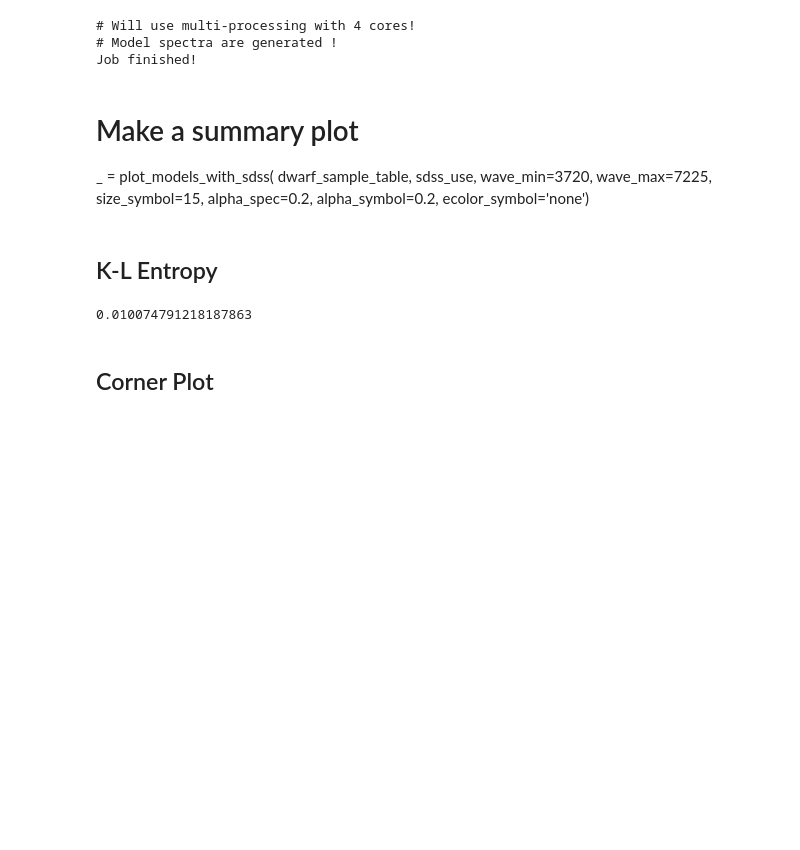
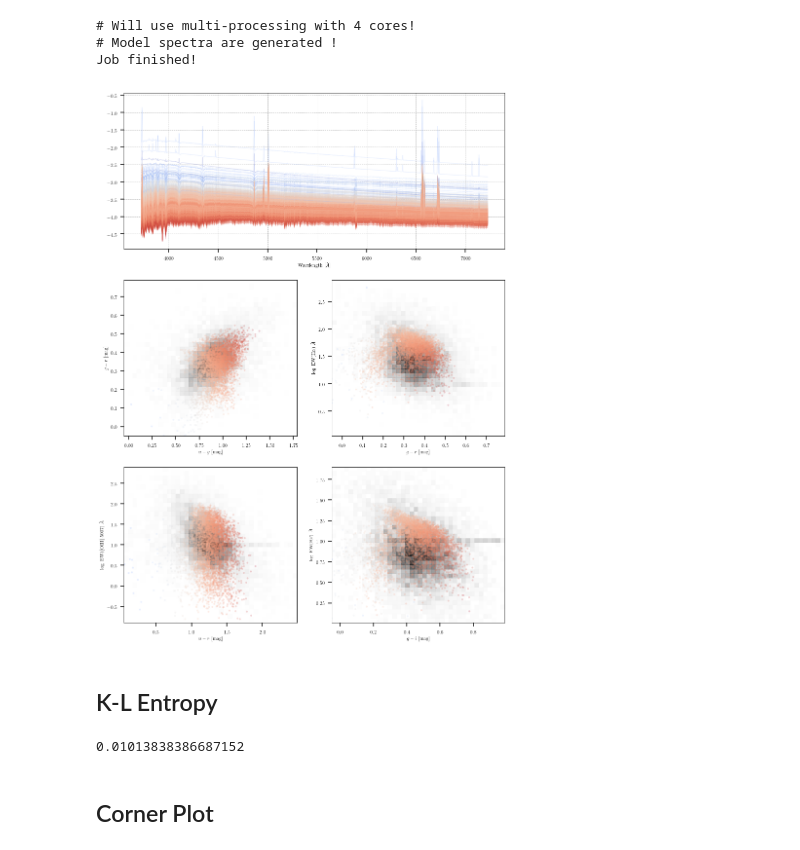
Before and after one commit to rqguan/Dwarf_FSPS, a Jupyter notebook: FSPS_Setup.ipynb, the cells around one changed output. Drawn from its saved outputs; the diff is of its cells as text; code cells hidden in the pictures; blank space fills up the shorter version.

```diff
--- a/FSPS_Setup.ipynb
+++ b/FSPS_Setup.ipynb
@@ -126,9 +123,9 @@ const_arr =  [float(priors.ClippedNormal(mean=0.3, sigma=0.3, mini=0.0, maxi=0.4
 tage_arr =  [float(priors.ClippedNormal(mean=6.5, sigma=0.5, mini=1.0, maxi=11.0).sample()) for _ in range(set_size)]
 fburst_arr =  [float(priors.ClippedNormal(mean=0.6, sigma=0.5, mini=0.0, maxi=0.8).sample()) for _ in range(set_size)]
 tburst_arr =  [float(priors.ClippedNormal(mean=5.0, sigma=0.7, mini=0.0, maxi=8.0).sample()) for _ in range(set_size)]
-logzsol_arr =  [float(priors.ClippedNormal(mean=-0.8, sigma=0.6, mini=-1.5, maxi=0.0).sample()) for _ in range(set_size)]
+logzsol_arr =  [float(priors.ClippedNormal(mean=-0.8, sigma=0.5, mini=-1.5, maxi=0.0).sample()) for _ in range(set_size)]
 gas_logz_arr =  [float(priors.ClippedNormal(mean=-0.5, sigma=0.7, mini=-1.5, maxi=0.0).sample()) for _ in range(set_size)]
-gas_logu_arr =  [float(priors.ClippedNormal(mean=-3.2, sigma=0.6, mini=-4.0, maxi=-1.0).sample()) for _ in range(set_size)]
+gas_logu_arr =  [float(priors.ClippedNormal(mean=-3.2, sigma=0.7, mini=-4.0, maxi=-1.0).sample()) for _ in range(set_size)]
 
 # Fix the fburst + const > 1 issue
 for ii in np.arange(len(const_arr)):
@@ -196,11 +193,13 @@ print("Job finished!")
 # Will use multi-processing with 4 cores!
 # Model spectra are generated !
 Job finished!
-# %% [markdown]
-# Make a summary plot
-_ = plot_models_with_sdss(
-    dwarf_sample_table, sdss_use, wave_min=3720, wave_max=7225,
-    size_symbol=15, alpha_spec=0.2, alpha_symbol=0.2, ecolor_symbol='none')
+# %%
+# Make a summary plot
+_ = plot_models_with_sdss(
+    dwarf_sample_table, sdss_use, wave_min=3720, wave_max=7225,
+    size_symbol=15, alpha_spec=0.2, alpha_symbol=0.2, ecolor_symbol='none')
+# %% [output]
+[figure, added]
 # %% [markdown]
 ## K-L Entropy
 # %%
@@ -245,7 +244,7 @@ total_loss = entropy(obs = obs_stack, model = model_stack)
 
 total_loss
 # %% [output]
-0.010074791218187863
+0.01013838386687152
 # %% [markdown]
 ## Corner Plot
 # %%
```
Also changed, not shown: parts of 3 cells of this notebook.
